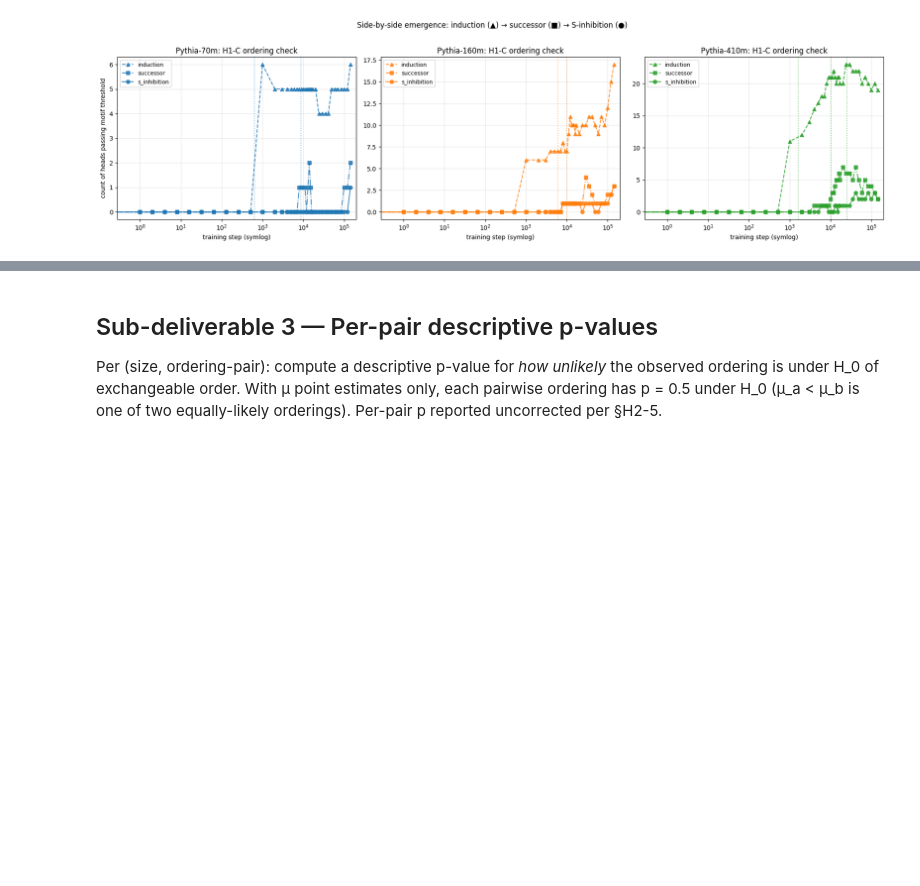
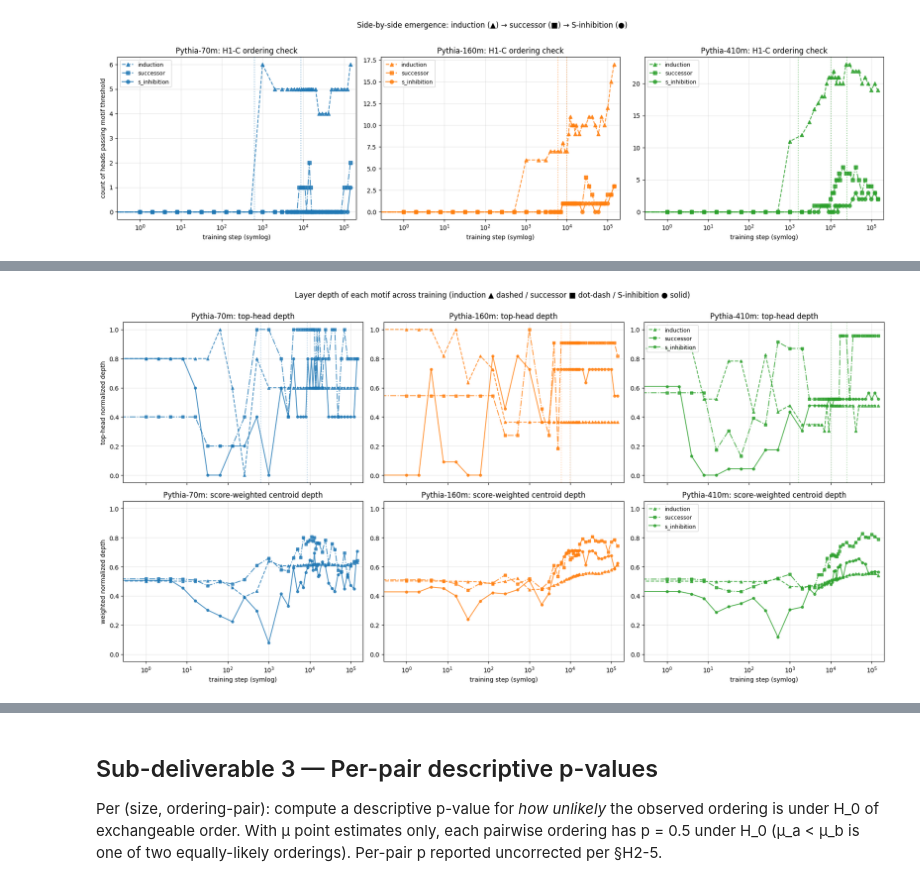
Before and after one commit to cam-berger/pythia-motif-emergence, a Jupyter notebook: notebooks/h1c_ordering_test.ipynb, the cells around one changed output, grey strips where cells are left out. Drawn from its saved outputs; the diff is of its cells as text; code cells hidden in the pictures; blank space fills up the shorter version.

```diff
--- a/notebooks/h1c_ordering_test.ipynb
+++ b/notebooks/h1c_ordering_test.ipynb
@@ -201,0 +245,50 @@ plt.show()
+# %%
+fig, axes = plt.subplots(2, 3, figsize=(18, 9), sharex='col', sharey=False)
+for col, size in enumerate(SIZES):
+    # Top row: top-head normalized depth
+    ax = axes[0, col]
+    for motif in MOTIFS:
+        traj = depth_traj[size][motif]
+        ax.plot(traj['step'], traj['top_norm_depth'],
+                marker=MOTIF_MARKER[motif], linestyle=MOTIF_LINESTYLE[motif],
+                color=SIZE_COLOR[size], alpha=0.8, label=motif, markersize=4)
+    ax.set_xscale('symlog', linthresh=1)
+    ax.set_xlim(0.5, 200000)
+    ax.set_ylim(-0.05, 1.05)
+    ax.set_title(f'Pythia-{size}: top-head depth')
+    if col == 0:
+        ax.set_ylabel('top-head normalized depth')
+    ax.grid(alpha=0.3)
+    if col == len(SIZES) - 1:
+        ax.legend(fontsize=9, loc='upper left')
+    # Add μ point estimates as vertical dashed lines
+    for motif in MOTIFS:
+        m_row = mu_df[(mu_df['size'] == size) & (mu_df['motif'] == motif)].iloc[0]
+        if np.isfinite(m_row['mu_point']) and m_row['mu_point'] < RIGHT_CENSOR_STEP - 1:
+            ax.axvline(m_row['mu_point'], color=SIZE_COLOR[size],
+                       linestyle=':', alpha=0.3)
+
+    # Bottom row: score-weighted centroid
+    ax = axes[1, col]
+    for motif in MOTIFS:
+        traj = depth_traj[size][motif]
+        valid = traj.dropna(subset=['weighted_norm_depth'])
+        ax.plot(valid['step'], valid['weighted_norm_depth'],
+                marker=MOTIF_MARKER[motif], linestyle=MOTIF_LINESTYLE[motif],
+                color=SIZE_COLOR[size], alpha=0.8, label=motif, markersize=4)
+    ax.set_xscale('symlog', linthresh=1)
+    ax.set_xlim(0.5, 200000)
+    ax.set_ylim(-0.05, 1.05)
+    ax.set_xlabel('training step (symlog)')
+    ax.set_title(f'Pythia-{size}: score-weighted centroid depth')
+    if col == 0:
+        ax.set_ylabel('weighted normalized depth')
+    ax.grid(alpha=0.3)
+    if col == len(SIZES) - 1:
+        ax.legend(fontsize=9, loc='upper left')
+fig.suptitle('Layer depth of each motif across training '
+             '(induction ▲ dashed / successor ■ dot-dash / S-inhibition ● solid)', y=1.0)
+plt.tight_layout()
+plt.show()
+# %% [output]
+[figure, added]
```
Also changed, not shown: parts of 4 cells of this notebook, 1 other file.
